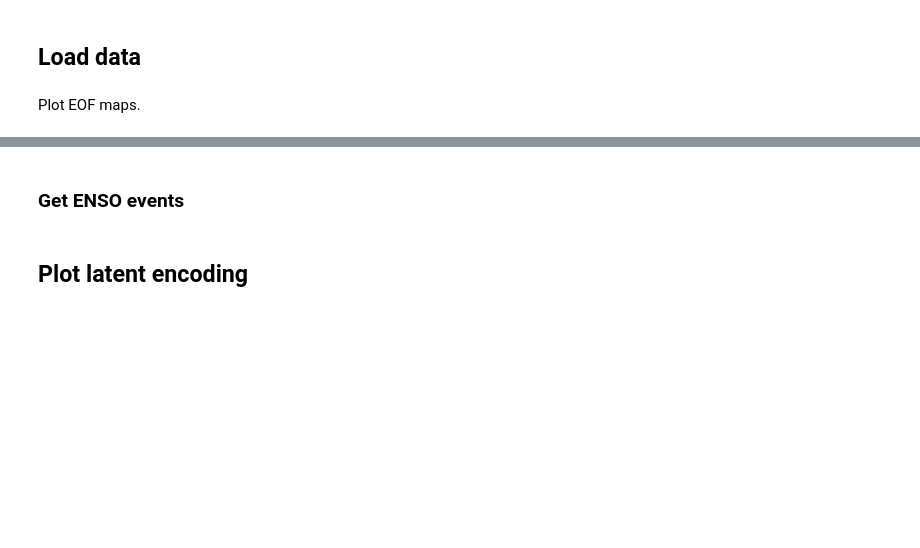
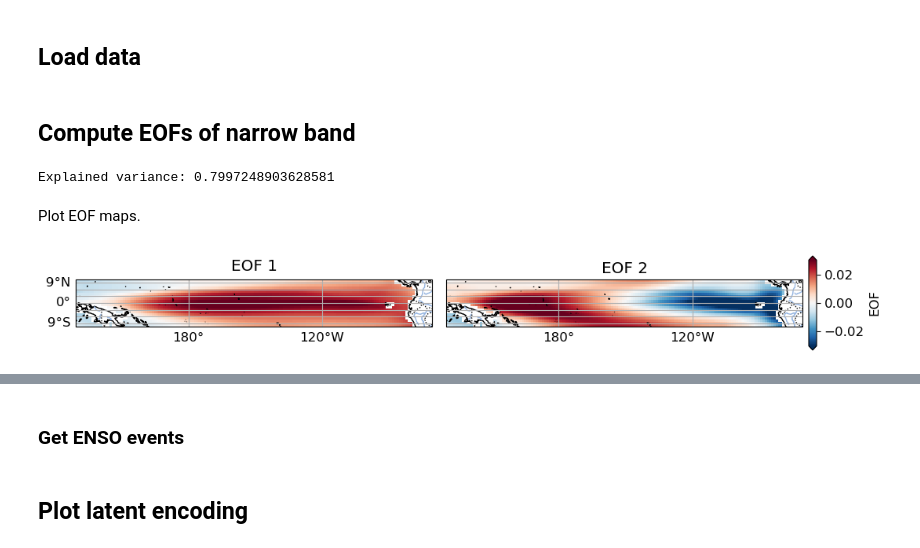
Before and after one commit to jakob-schloer/LatentGMM, a Jupyter notebook: scripts/gcm_data/pcgmm_cesm_picontrol.ipynb, the cells around one changed output, grey strips where cells are left out. Drawn from its saved outputs; the diff is of its cells as text; code cells hidden in the pictures; blank space fills up the shorter version.

```diff
--- a/scripts/gcm_data/pcgmm_cesm_picontrol.ipynb
+++ b/scripts/gcm_data/pcgmm_cesm_picontrol.ipynb
@@ -36,6 +36,8 @@ if normalization is not None:
     ds = xr.merge(ds_norm)
 
 ds = ds.assign_coords(member=('time', ['piControl']*len(ds.time)))
+# %% [markdown]
+## Compute EOFs of narrow band
 # %%
 use_pcs_from_reanalysis = False
 if use_pcs_from_reanalysis:
@@ -62,36 +64,39 @@ if use_pcs_from_reanalysis:
 
         ds4eof = xr.merge(ds_norm)
 else:
-    ds4eof = ds
+    ds4eof = ds.copy().sel(lat=slice(-10, 10))
 
 n_components = 2
 sppca = eof.SpatioTemporalPCA(ds4eof, n_components=n_components)
 print(f"Explained variance: {np.sum(sppca.explained_variance())}")
+sppca.pca.components_[1] *= -1
 eofs = sppca.get_eofs()
-z = sppca.transform(ds)
-pcs = xr.DataArray(z, dims=['time', 'component'], coords={'time': ds['time'], 'component': np.arange(n_components)})
-pcs = pcs.assign_coords(member=('time', ds['member'].data))
+# %% [output]
+Explained variance: 0.7997248903628581
 # %% [markdown]
 Plot EOF maps.
 # %%
 # EOF maps
 vars = list(ds.data_vars)
-fig = plt.figure(figsize=(7, 2*len(vars)))
+fig = plt.figure(figsize=(10, 2*len(vars)))
 proj = ctp.crs.PlateCarree(central_longitude=180)
 axs = []
 for i in range(sppca.n_components):
     comp = eofs.isel(eof=i)
     for j, var in enumerate(vars):
         ax = fig.add_subplot(len(vars), sppca.n_components, i+sppca.n_components*j+1, projection=proj)
         im = gpl.plot_map(comp[var], central_longitude=180, ax=ax,
                      bar='continuous', vmin=-.03, vmax=.03, add_bar=False)
         im['gl'].top_labels = False
         if i > 0:
             im['gl'].left_labels = False
         axs.append(ax)
+    ax.set_title(f"EOF {i+1}")
 
 cbar_ax = fig.add_axes([0.99, .2, 0.01, 0.6])
 cb = fig.colorbar(im['im'], cax=cbar_ax, orientation='vertical', shrink=0.6, extend='both')
 cb.set_label(label=rf"EOF")
 
-gpl.enumerate_subplots(axs, pos_x=.01, pos_y=.85)
+#gpl.enumerate_subplots(axs, pos_x=.01, pos_y=.85)
+# %% [output]
+[figure, added]
```
Also changed, not shown: parts of 22 cells of this notebook, 7 other files.
